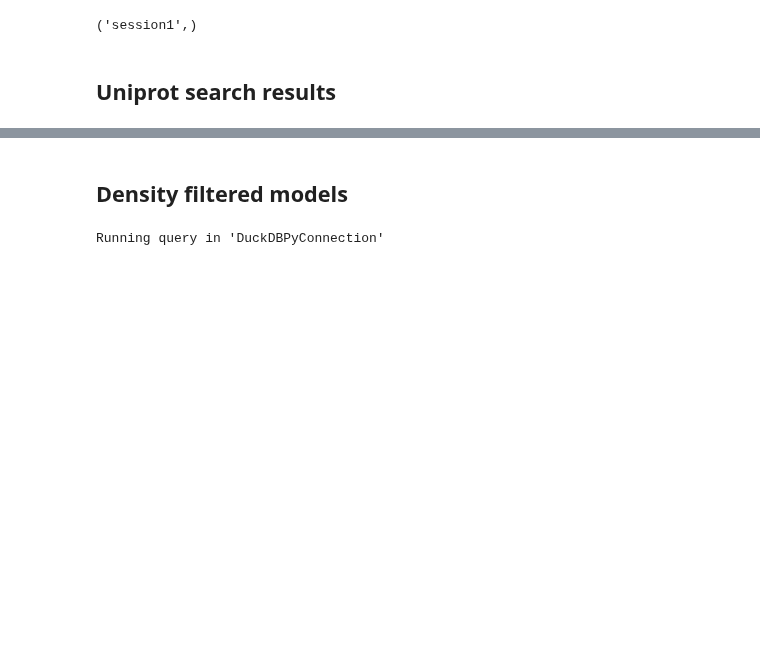
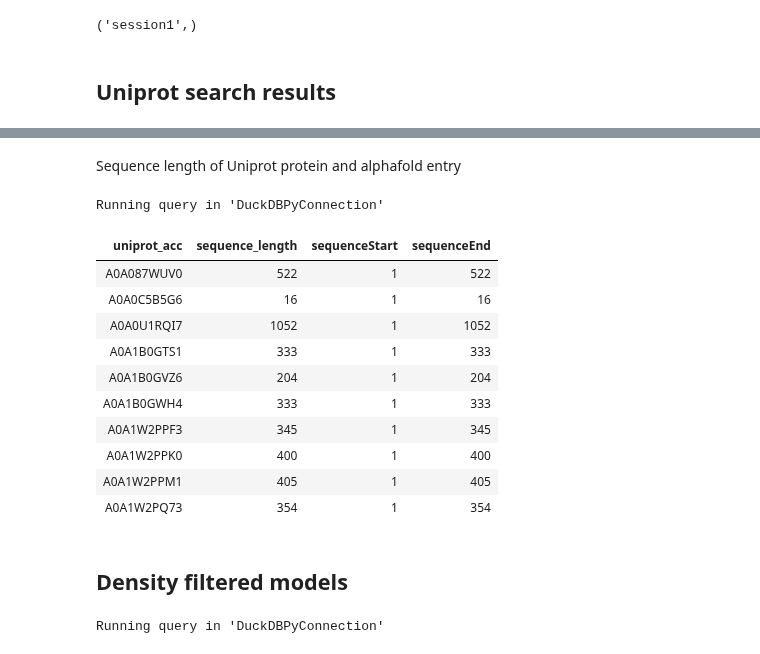
Before and after one commit to haddocking/protein-detective, a Jupyter notebook: docs/database.ipynb, the cells around one changed output, grey strips where cells are left out. Drawn from its saved outputs; the diff is of its cells as text; code cells hidden in the pictures; blank space fills up the shorter version.

```diff
--- a/docs/database.ipynb
+++ b/docs/database.ipynb
@@ -129,3 +137,26 @@ Running query in 'DuckDBPyConnection'
+# %% [markdown]
+Sequence length of Uniprot protein and alphafold entry
+# %%
+%%sql
+SELECT uniprot_acc,
+proteins.sequence_length,
+summary.sequenceStart, summary.sequenceEnd
+FROM proteins
+JOIN alphafolds USING (uniprot_acc)
+LIMIT 10
+# %% [output]
+Running query in 'DuckDBPyConnection'
+| uniprot_acc | sequence_length | sequenceStart | sequenceEnd |
+| A0A087WUV0 | 522 | 1 | 522 |
+| A0A0C5B5G6 | 16 | 1 | 16 |
+| A0A0U1RQI7 | 1052 | 1 | 1052 |
+| A0A1B0GTS1 | 333 | 1 | 333 |
+| A0A1B0GVZ6 | 204 | 1 | 204 |
+| A0A1B0GWH4 | 333 | 1 | 333 |
+| A0A1W2PPF3 | 345 | 1 | 345 |
+| A0A1W2PPK0 | 400 | 1 | 400 |
+| A0A1W2PPM1 | 405 | 1 | 405 |
+| A0A1W2PQ73 | 354 | 1 | 354 |
 # %% [markdown]
 ## Density filtered models
 # %%
```
Also changed, not shown: parts of 6 cells of this notebook, 4 other files.
